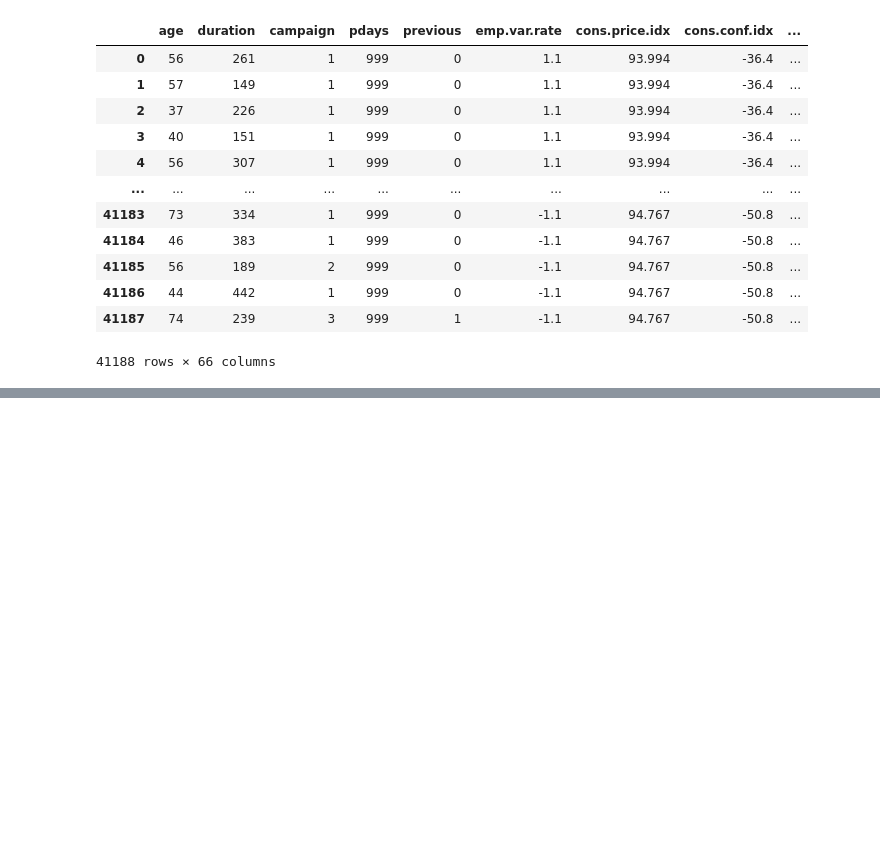
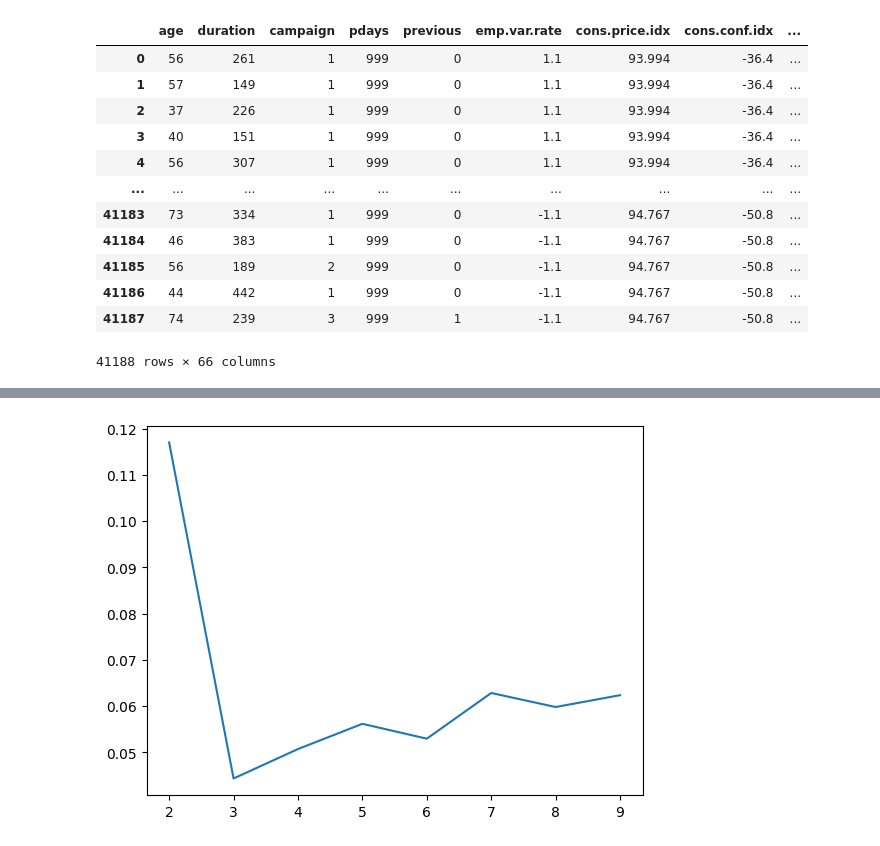
Before and after one commit to buxazich/Full_ML_Course, a Jupyter notebook: 20-Kmeans-Clustering/10-Kmeans-Clustering.ipynb, the cells around one changed output, grey strips where cells are left out. Saved outputs shown, nothing was run; the diff lists cells and outputs as text; code cells hidden in the pictures; blank space fills up the shorter version.

```diff
--- a/20-Kmeans-Clustering/10-Kmeans-Clustering.ipynb
+++ b/20-Kmeans-Clustering/10-Kmeans-Clustering.ipynb
@@ -211,0 +264,9 @@ X.corr()['cluster'].iloc[:-1].sort_values().plot(kind='bar')
+# %%
+from sklearn.metrics import silhouette_score
+
+sillouettes = []
+for k in range(2,10):
+    model = KMeans(n_clusters=k)
+    model.fit(scaled_x)
+
+    sillouettes.append(silhouette_score(scaled_x, model.labels_)) # сумма квадратов расстояний от центра точек до центров кластеров
@@ -211,0 +284,6 @@ X.corr()['cluster'].iloc[:-1].sort_values().plot(kind='bar')
+# %%
+# библиотека yellowbrick для визуала sillouette_score
+
+plt.plot(range(2,10), sillouettes);
+# %% [output]
+[figure, added]
```
Also changed, not shown: parts of 9 cells of this notebook, 1 other file.
